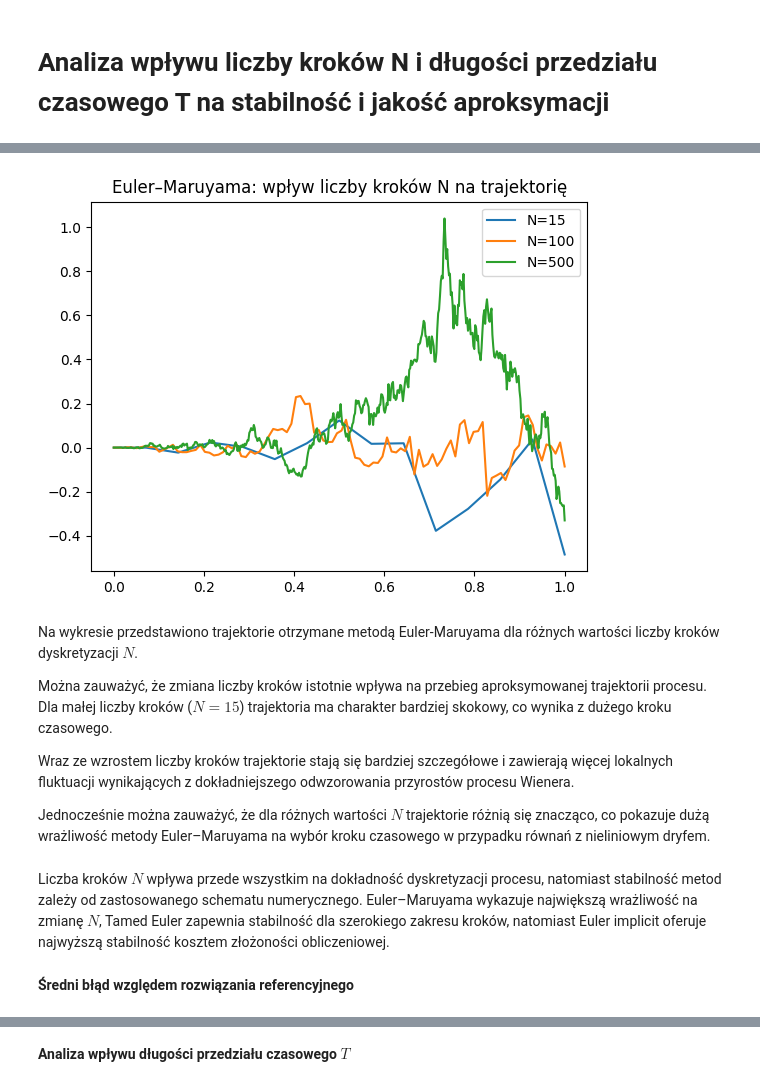
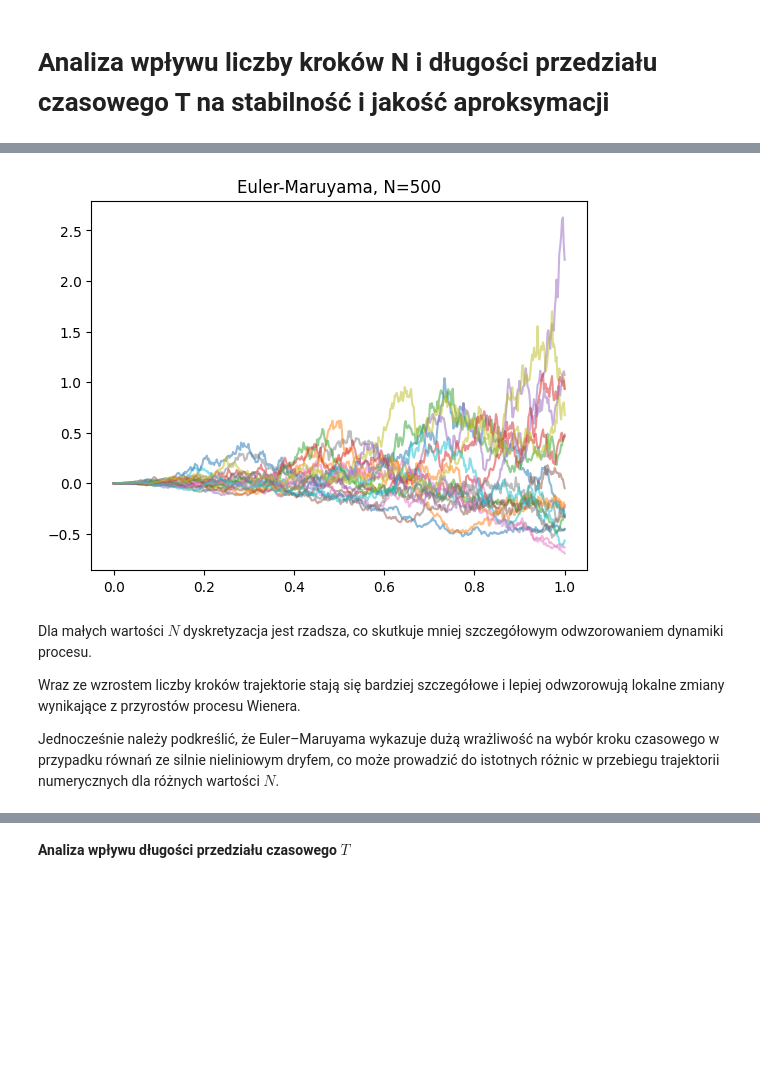
Before and after one commit to Hel4r/MNSRR-projekt-zaliczeniowy, a Jupyter notebook: symulacja.ipynb, the cells around one changed output, grey strips where cells are left out. Saved outputs shown, nothing was run; the diff lists cells and outputs as text; code cells hidden in the pictures; blank space fills up the shorter version.

```diff
--- a/symulacja.ipynb
+++ b/symulacja.ipynb
@@ -389,0 +446,9 @@ Na podstawie wykresu można stwierdzić, że metoda Implicit Euler przede wszyst
+# %%
+np.random.seed(1234)
+
+for i in range(20):
+    t, y = eulerMaruyama(0, 1, a, b, 15)
+    plt.plot(t, y, alpha=0.5)
+
+plt.title("Euler-Maruyama, N=15")
+plt.show()
@@ -389,0 +457,9 @@ Na podstawie wykresu można stwierdzić, że metoda Implicit Euler przede wszyst
+# %%
+np.random.seed(1234)
+
+for i in range(20):
+    t, y = eulerMaruyama(0, 1, a, b, 100)
+    plt.plot(t, y, alpha=0.5)
+
+plt.title("Euler-Maruyama, N=100")
+plt.show()
@@ -390,39 +468,17 @@ Na podstawie wykresu można stwierdzić, że metoda Implicit Euler przede wszyst
 # %%
-a = lambda t, x: x**3
-b = lambda t, x: t + x
+np.random.seed(1234)
 
-np.random.seed(1234)
-t15, y15 = eulerMaruyama(0, 1, a, b, 15)
+for i in range(20):
+    t, y = eulerMaruyama(0, 1, a, b, 500)
+    plt.plot(t, y, alpha=0.5)
 
-np.random.seed(1234)
-t100, y100 = eulerMaruyama(0, 1, a, b, 100)
-
-np.random.seed(1234)
-t500, y500 = eulerMaruyama(0, 1, a, b, 500)
-
-np.random.seed(1234)
-t5000, y5000 = eulerMaruyama(0, 1, a, b, 5000)
-
-plt.plot(t15, y15, label="N=15")
-plt.plot(t100, y100, label="N=100")
-plt.plot(t500, y500, label="N=500")
-
-
-plt.title("Euler–Maruyama: wpływ liczby kroków N na trajektorię")
-plt.legend()
+plt.title("Euler-Maruyama, N=500")
 plt.show()
 # %% [output]
-[figure, old version]
+[figure, new version]
 # %% [markdown]
-Na wykresie przedstawiono trajektorie otrzymane metodą Euler-Maruyama dla różnych wartości liczby kroków dyskretyzacji $N$.
+Dla małych wartości $N$ dyskretyzacja jest rzadsza, co skutkuje mniej szczegółowym odwzorowaniem dynamiki procesu.
 
-Można zauważyć, że zmiana liczby kroków istotnie wpływa na przebieg aproksymowanej trajektorii procesu. Dla małej liczby kroków ($N=15$) trajektoria ma charakter bardziej skokowy, co wynika z dużego kroku czasowego.
+Wraz ze wzrostem liczby kroków trajektorie stają się bardziej szczegółowe i lepiej odwzorowują lokalne zmiany wynikające z przyrostów procesu Wienera.
 
-Wraz ze wzrostem liczby kroków trajektorie stają się bardziej szczegółowe i zawierają więcej lokalnych fluktuacji wynikających z dokładniejszego odwzorowania przyrostów procesu Wienera.
-
-Jednocześnie można zauważyć, że dla różnych wartości $N$ trajektorie różnią się znacząco, co pokazuje dużą wrażliwość metody Euler–Maruyama na wybór kroku czasowego w przypadku równań z nieliniowym dryfem.
+Jednocześnie należy podkreślić, że Euler–Maruyama wykazuje dużą wrażliwość na wybór kroku czasowego w przypadku równań ze silnie nieliniowym dryfem, co może prowadzić do istotnych różnic w przebiegu trajektorii numerycznych dla różnych wartości $N$.
-# %% [markdown]
-
-Liczba kroków $N$ wpływa przede wszystkim na dokładność dyskretyzacji procesu, natomiast stabilność metod zależy od zastosowanego schematu numerycznego. Euler–Maruyama wykazuje największą wrażliwość na zmianę $N$, Tamed Euler zapewnia stabilność dla szerokiego zakresu kroków, natomiast Euler implicit oferuje najwyższą stabilność kosztem złożoności obliczeniowej.
-# %% [markdown]
-**Średni błąd względem rozwiązania referencyjnego**
```
Also changed, not shown: parts of 51 cells of this notebook.
